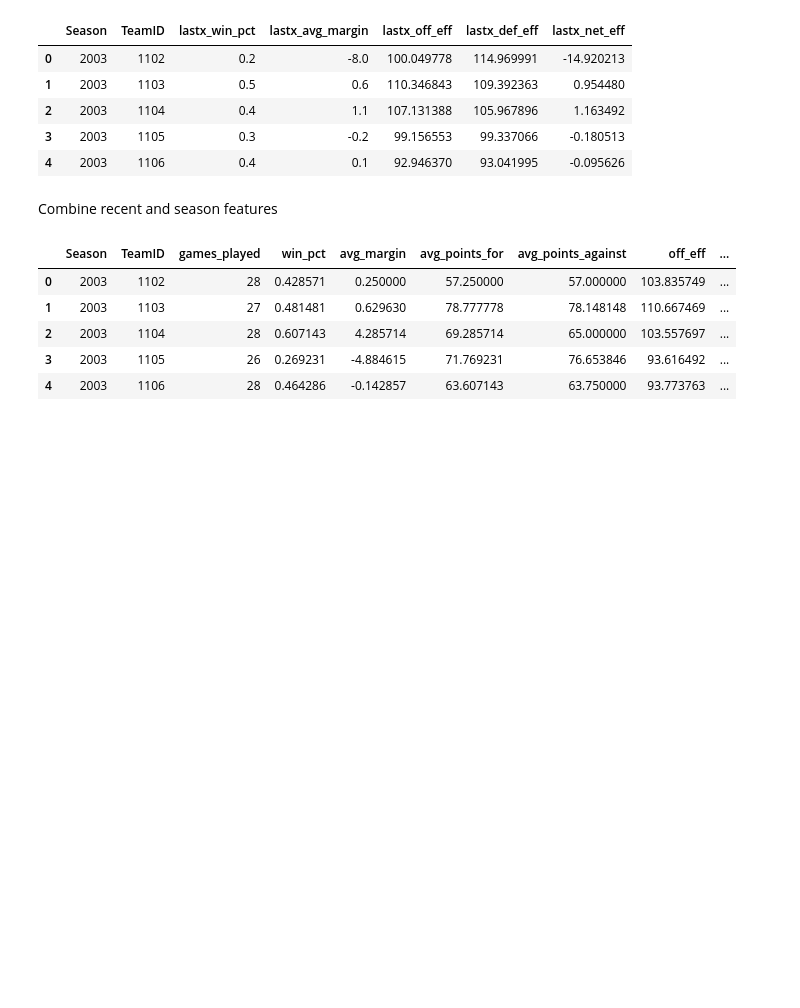
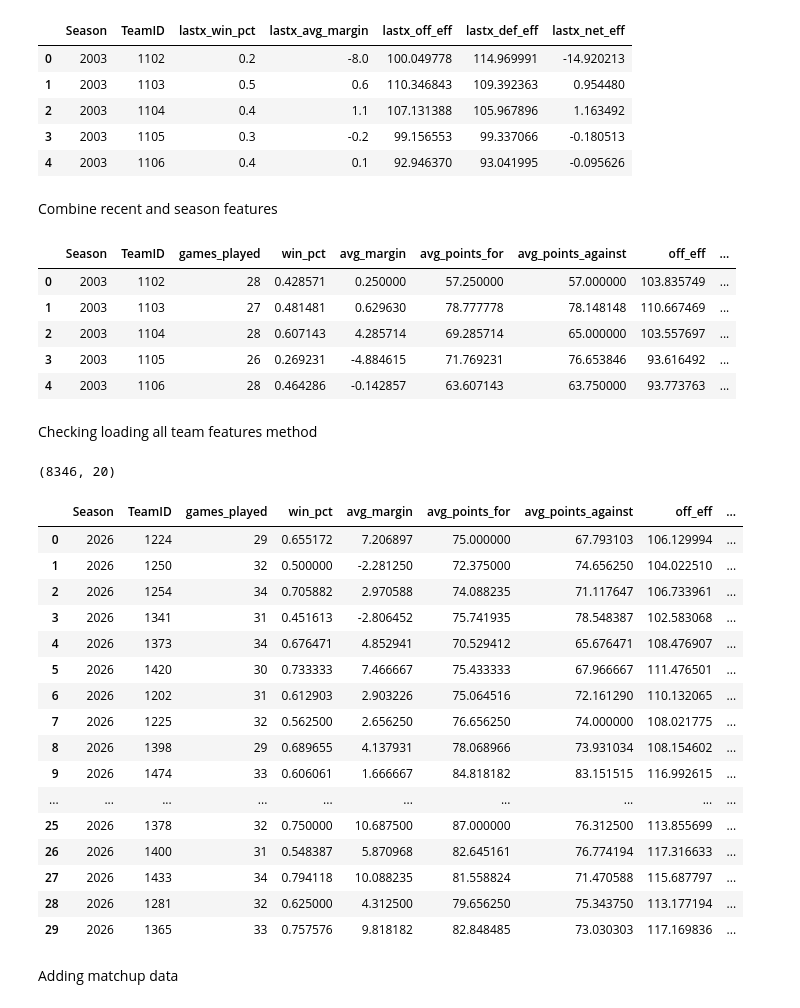
Before and after one commit to calebhollander/model-madness, a Jupyter notebook: march-machine-learning-mania-2026/notebooks/02_feature_engineering.ipynb, the cells around one changed output. Cells and saved outputs as stored; diff of their text form; code cells hidden in the pictures; blank space fills up the shorter version.

```diff
--- a/march-machine-learning-mania-2026/notebooks/02_feature_engineering.ipynb
+++ b/march-machine-learning-mania-2026/notebooks/02_feature_engineering.ipynb
@@ -150,3 +152,50 @@ combined_features.head()
 | 2 | 2003 | 1104 | 28 | 0.607143 | 4.285714 | 69.285714 | 65.000000 | 103.557697 | ... |
 | 3 | 2003 | 1105 | 26 | 0.269231 | -4.884615 | 71.769231 | 76.653846 | 93.616492 | ... |
 | 4 | 2003 | 1106 | 28 | 0.464286 | -0.142857 | 63.607143 | 63.750000 | 93.773763 | ... |
+# %% [markdown]
+Checking loading all team features method
+# %%
+from src.features import get_all_team_features
+from src.data_loading import load_team_names
+
+all_features = get_all_team_features()
+
+#all_features = all_features[all_features["seed_num"].notna()]
+print(all_features.shape)
+
+#team_names = load_team_names()
+
+#all_features = all_features.merge(team_names, on="TeamID", how="left")
+
+from pathlib import Path
+
+# Adjust this base path if your notebook runs from the repo root
+PROJECT_ROOT = Path.cwd().parent  # or Path("march-machine-learning-mania-2026")
+
+output_dir = PROJECT_ROOT / "data" / "interim"
+
+all_features = all_features.sort_values(["Season", "seed_num"], ascending=False).reset_index(drop=True)
+all_features.to_csv(output_dir / "men_team_features.csv", index=False)
+# Display 30 rows from most recent season to least recent
+all_features.head(30)
+# %% [output]
+(8346, 20)
+|  | Season | TeamID | games_played | win_pct | avg_margin | avg_points_for | avg_points_against | off_eff | ... |
+| 0 | 2026 | 1224 | 29 | 0.655172 | 7.206897 | 75.000000 | 67.793103 | 106.129994 | ... |
+| 1 | 2026 | 1250 | 32 | 0.500000 | -2.281250 | 72.375000 | 74.656250 | 104.022510 | ... |
+| 2 | 2026 | 1254 | 34 | 0.705882 | 2.970588 | 74.088235 | 71.117647 | 106.733961 | ... |
+| 3 | 2026 | 1341 | 31 | 0.451613 | -2.806452 | 75.741935 | 78.548387 | 102.583068 | ... |
+| 4 | 2026 | 1373 | 34 | 0.676471 | 4.852941 | 70.529412 | 65.676471 | 108.476907 | ... |
+| 5 | 2026 | 1420 | 30 | 0.733333 | 7.466667 | 75.433333 | 67.966667 | 111.476501 | ... |
+| 6 | 2026 | 1202 | 31 | 0.612903 | 2.903226 | 75.064516 | 72.161290 | 110.132065 | ... |
+| 7 | 2026 | 1225 | 32 | 0.562500 | 2.656250 | 76.656250 | 74.000000 | 108.021775 | ... |
+| 8 | 2026 | 1398 | 29 | 0.689655 | 4.137931 | 78.068966 | 73.931034 | 108.154602 | ... |
+| 9 | 2026 | 1474 | 33 | 0.606061 | 1.666667 | 84.818182 | 83.151515 | 116.992615 | ... |
+| ... | ... | ... | ... | ... | ... | ... | ... | ... | ... |
+| 25 | 2026 | 1378 | 32 | 0.750000 | 10.687500 | 87.000000 | 76.312500 | 113.855699 | ... |
+| 26 | 2026 | 1400 | 31 | 0.548387 | 5.870968 | 82.645161 | 76.774194 | 117.316633 | ... |
+| 27 | 2026 | 1433 | 34 | 0.794118 | 10.088235 | 81.558824 | 71.470588 | 115.687797 | ... |
+| 28 | 2026 | 1281 | 32 | 0.625000 | 4.312500 | 79.656250 | 75.343750 | 113.177194 | ... |
+| 29 | 2026 | 1365 | 33 | 0.757576 | 9.818182 | 82.848485 | 73.030303 | 117.169836 | ... |
+# %% [markdown]
+Adding matchup data
```
Also changed, not shown: parts of 1 cell of this notebook, 10 other files.
